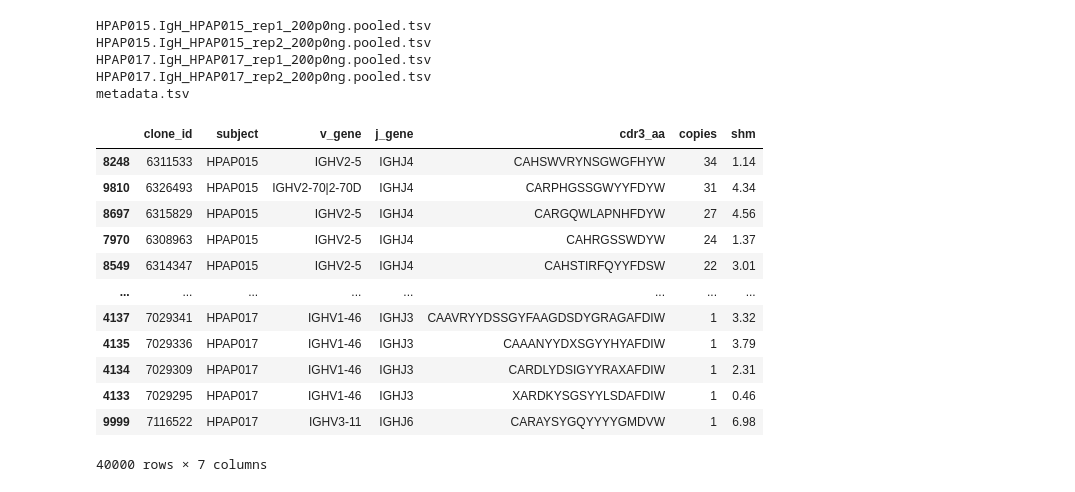
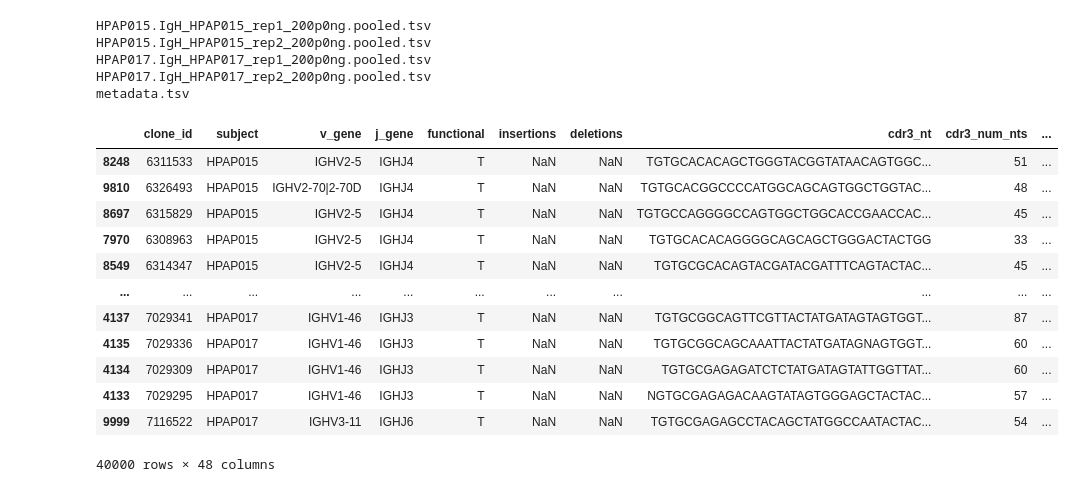
Before and after one commit to flutac/hicutils, a Jupyter notebook: docs/notebooks/loading_data.ipynb, the cells around one changed output. Cells and saved outputs as stored; diff of their text form; code cells hidden in the pictures.

```diff
--- a/docs/notebooks/loading_data.ipynb
+++ b/docs/notebooks/loading_data.ipynb
@@ -78,21 +72,18 @@ metadata.tsv
 # %%
 import hicutils.core.io as io
 
-df = io.read_directory('example_data_immunedb')
-
-# Show a snippet of the resulting DataFrame
-df[['clone_id', 'subject', 'v_gene', 'j_gene', 'cdr3_aa', 'copies', 'shm']]
+io.read_directory('example_data_immunedb')
 # %% [output]
-|  | clone_id | subject | v_gene | j_gene | cdr3_aa | copies | shm |
-| 8248 | 6311533 | HPAP015 | IGHV2-5 | IGHJ4 | CAHSWVRYNSGWGFHYW | 34 | 1.14 |
-| 9810 | 6326493 | HPAP015 | IGHV2-70|2-70D | IGHJ4 | CARPHGSSGWYYFDYW | 31 | 4.34 |
-| 8697 | 6315829 | HPAP015 | IGHV2-5 | IGHJ4 | CARGQWLAPNHFDYW | 27 | 4.56 |
-| 7970 | 6308963 | HPAP015 | IGHV2-5 | IGHJ4 | CAHRGSSWDYW | 24 | 1.37 |
-| 8549 | 6314347 | HPAP015 | IGHV2-5 | IGHJ4 | CAHSTIRFQYYFDSW | 22 | 3.01 |
-| ... | ... | ... | ... | ... | ... | ... | ... |
-| 4137 | 7029341 | HPAP017 | IGHV1-46 | IGHJ3 | CAAVRYYDSSGYFAAGDSDYGRAGAFDIW | 1 | 3.32 |
-| 4135 | 7029336 | HPAP017 | IGHV1-46 | IGHJ3 | CAAANYYDXSGYYHYAFDIW | 1 | 3.79 |
-| 4134 | 7029309 | HPAP017 | IGHV1-46 | IGHJ3 | CARDLYDSIGYYRAXAFDIW | 1 | 2.31 |
-| 4133 | 7029295 | HPAP017 | IGHV1-46 | IGHJ3 | XARDKYSGSYYLSDAFDIW | 1 | 0.46 |
-| 9999 | 7116522 | HPAP017 | IGHV3-11 | IGHJ6 | CARAYSYGQYYYYGMDVW | 1 | 6.98 |
+|  | clone_id | subject | v_gene | j_gene | functional | insertions | deletions | cdr3_nt | cdr3_num_nts | ... |
+| 8248 | 6311533 | HPAP015 | IGHV2-5 | IGHJ4 | T | NaN | NaN | TGTGCACACAGCTGGGTACGGTATAACAGTGGC... | 51 | ... |
+| 9810 | 6326493 | HPAP015 | IGHV2-70|2-70D | IGHJ4 | T | NaN | NaN | TGTGCACGGCCCCATGGCAGCAGTGGCTGGTAC... | 48 | ... |
+| 8697 | 6315829 | HPAP015 | IGHV2-5 | IGHJ4 | T | NaN | NaN | TGTGCCAGGGGCCAGTGGCTGGCACCGAACCAC... | 45 | ... |
+| 7970 | 6308963 | HPAP015 | IGHV2-5 | IGHJ4 | T | NaN | NaN | TGTGCACACAGGGGCAGCAGCTGGGACTACTGG | 33 | ... |
+| 8549 | 6314347 | HPAP015 | IGHV2-5 | IGHJ4 | T | NaN | NaN | TGTGCGCACAGTACGATACGATTTCAGTACTAC... | 45 | ... |
+| ... | ... | ... | ... | ... | ... | ... | ... | ... | ... | ... |
+| 4137 | 7029341 | HPAP017 | IGHV1-46 | IGHJ3 | T | NaN | NaN | TGTGCGGCAGTTCGTTACTATGATAGTAGTGGT... | 87 | ... |
+| 4135 | 7029336 | HPAP017 | IGHV1-46 | IGHJ3 | T | NaN | NaN | TGTGCGGCAGCAAATTACTATGATAGNAGTGGT... | 60 | ... |
+| 4134 | 7029309 | HPAP017 | IGHV1-46 | IGHJ3 | T | NaN | NaN | TGTGCGAGAGATCTCTATGATAGTATTGGTTAT... | 60 | ... |
+| 4133 | 7029295 | HPAP017 | IGHV1-46 | IGHJ3 | T | NaN | NaN | NGTGCGAGAGACAAGTATAGTGGGAGCTACTAC... | 57 | ... |
+| 9999 | 7116522 | HPAP017 | IGHV3-11 | IGHJ6 | T | NaN | NaN | TGTGCGAGAGCCTACAGCTATGGCCAATACTAC... | 54 | ... |
-40000 rows × 7 columns
+40000 rows × 48 columns
```
Also changed, not shown: parts of 5 cells of this notebook, 19 other files.
